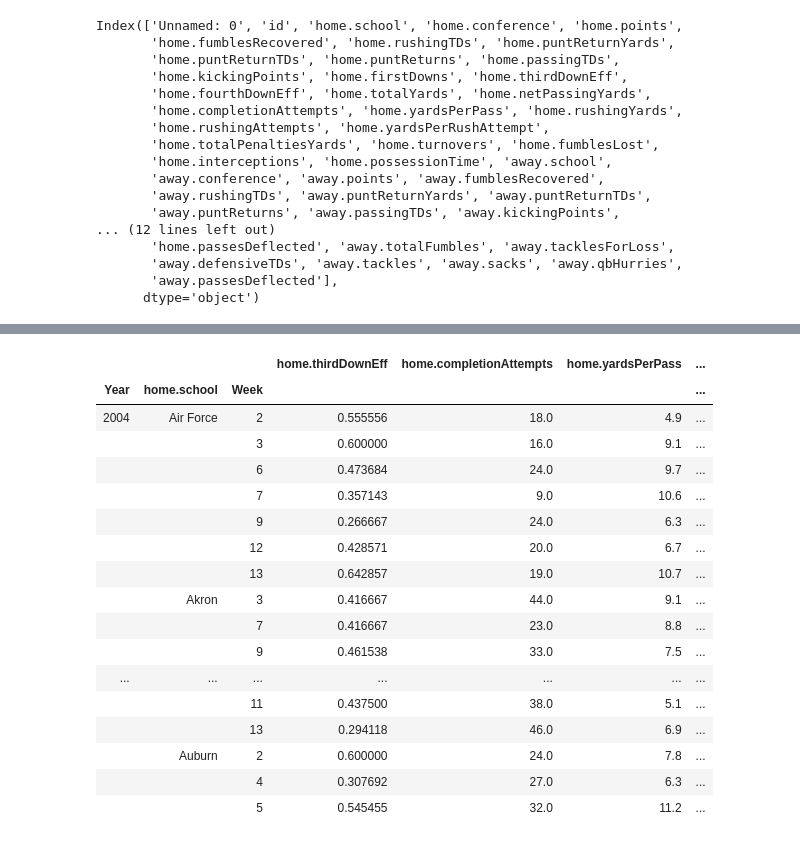
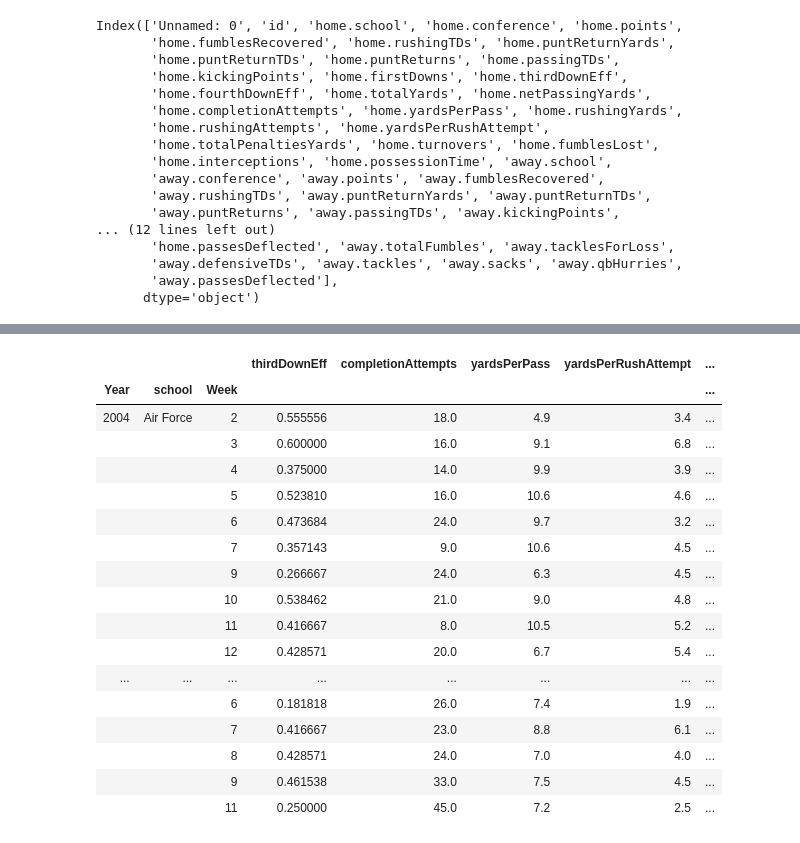
Before and after one commit to MichiganDataScienceTeam/F20-College-Football, a Jupyter notebook: notebooks/Prior Probability Model.ipynb, the cells around one changed output, grey strips where cells are left out. Saved outputs shown, nothing was run; the diff lists cells and outputs as text; code cells hidden in the pictures.

```diff
--- a/notebooks/Prior Probability Model.ipynb
+++ b/notebooks/Prior Probability Model.ipynb
@@ -104,27 +82,29 @@ See the caveats in the documentation: http://pandas.pydata.org/pandas-docs/stabl
 # %%
-pd.set_option('display.max_rows', 500)
-pd.set_option('display.max_columns', 500)
 home_index = [x for x in list(stats.columns) if 'home.' in x] + ['Week', 'Year', 'id']
 home = stats[home_index].drop('home.points',axis = 1)
-home = home.groupby(['Year', 'home.school','Week']).mean()
-home.iloc[:50,:]
+home.columns = [x.split('.')[-1] for x in list(home.columns)]
+home['isHome'] = 1
+home = home.groupby(['Year', 'school','Week']).mean()
-# %% [output]
-|  |  |  | home.thirdDownEff | home.completionAttempts | home.yardsPerPass | ... |
-| Year | home.school | Week |  |  |  | ... |
-| 2004 | Air Force | 2 | 0.555556 | 18.0 | 4.9 | ... |
-|  |  | 3 | 0.600000 | 16.0 | 9.1 | ... |
-|  |  | 6 | 0.473684 | 24.0 | 9.7 | ... |
-|  |  | 7 | 0.357143 | 9.0 | 10.6 | ... |
-|  |  | 9 | 0.266667 | 24.0 | 6.3 | ... |
-|  |  | 12 | 0.428571 | 20.0 | 6.7 | ... |
-|  |  | 13 | 0.642857 | 19.0 | 10.7 | ... |
-|  | Akron | 3 | 0.416667 | 44.0 | 9.1 | ... |
-|  |  | 7 | 0.416667 | 23.0 | 8.8 | ... |
-|  |  | 9 | 0.461538 | 33.0 | 7.5 | ... |
-| ... | ... | ... | ... | ... | ... | ... |
-|  |  | 11 | 0.437500 | 38.0 | 5.1 | ... |
-|  |  | 13 | 0.294118 | 46.0 | 6.9 | ... |
-|  | Auburn | 2 | 0.600000 | 24.0 | 7.8 | ... |
-|  |  | 4 | 0.307692 | 27.0 | 6.3 | ... |
-|  |  | 5 | 0.545455 | 32.0 | 11.2 | ... |
+# %%
+total = pd.concat([home,away]).groupby(['Year', 'school','Week']).mean()
+total.iloc[:20,:]
+# %% [output]
+|  |  |  | thirdDownEff | completionAttempts | yardsPerPass | yardsPerRushAttempt | ... |
+| Year | school | Week |  |  |  |  | ... |
+| 2004 | Air Force | 2 | 0.555556 | 18.0 | 4.9 | 3.4 | ... |
+|  |  | 3 | 0.600000 | 16.0 | 9.1 | 6.8 | ... |
+|  |  | 4 | 0.375000 | 14.0 | 9.9 | 3.9 | ... |
+|  |  | 5 | 0.523810 | 16.0 | 10.6 | 4.6 | ... |
+|  |  | 6 | 0.473684 | 24.0 | 9.7 | 3.2 | ... |
+|  |  | 7 | 0.357143 | 9.0 | 10.6 | 4.5 | ... |
+|  |  | 9 | 0.266667 | 24.0 | 6.3 | 4.5 | ... |
+|  |  | 10 | 0.538462 | 21.0 | 9.0 | 4.8 | ... |
+|  |  | 11 | 0.416667 | 8.0 | 10.5 | 5.2 | ... |
+|  |  | 12 | 0.428571 | 20.0 | 6.7 | 5.4 | ... |
+| ... | ... | ... | ... | ... | ... | ... | ... |
+|  |  | 6 | 0.181818 | 26.0 | 7.4 | 1.9 | ... |
+|  |  | 7 | 0.416667 | 23.0 | 8.8 | 6.1 | ... |
+|  |  | 8 | 0.428571 | 24.0 | 7.0 | 4.0 | ... |
+|  |  | 9 | 0.461538 | 33.0 | 7.5 | 4.5 | ... |
+|  |  | 11 | 0.250000 | 45.0 | 7.2 | 2.5 | ... |
 # %%
```
Also changed, not shown: parts of 11 cells of this notebook.
